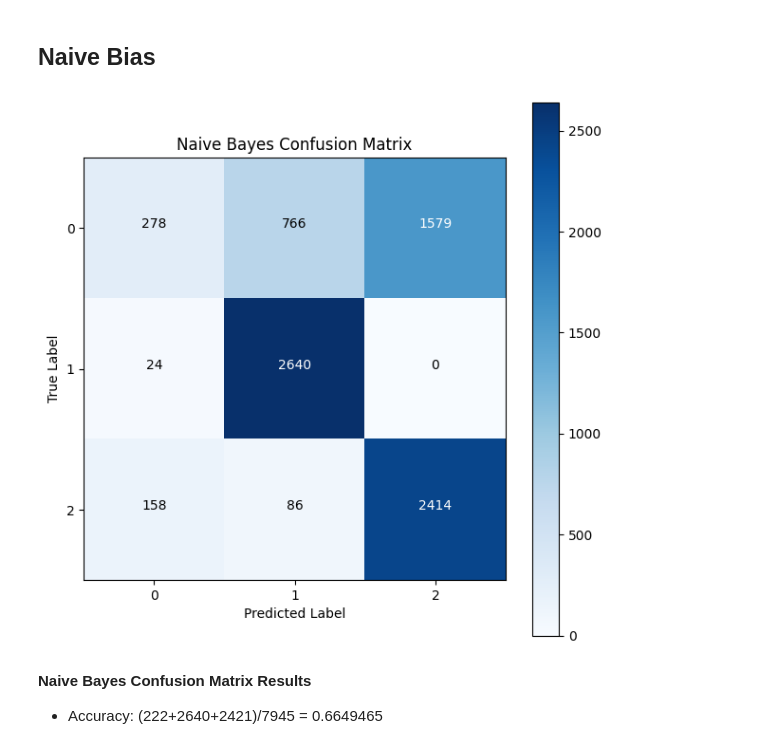
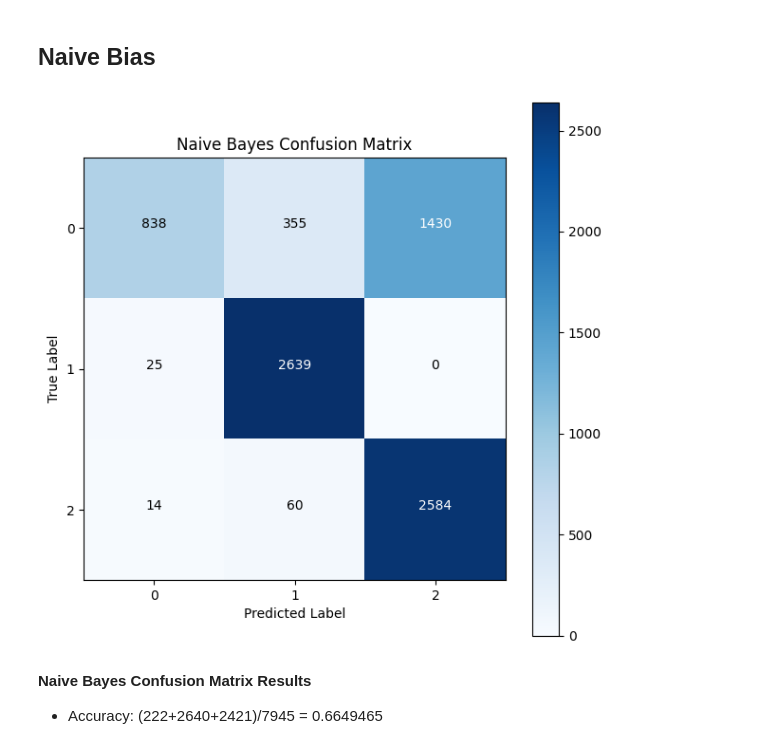
Before and after one commit to coltonBlackwell/Covid-19-Prognosis-Predictor, a Jupyter notebook: project.ipynb, the cells around one changed output. Saved outputs shown, nothing was run; the diff lists cells and outputs as text; code cells hidden in the pictures.

```diff
--- a/project.ipynb
+++ b/project.ipynb
@@ -826,7 +856,7 @@ y = balanced_distribution_Naive_Bayes.iloc[:, -1].values
 X_train, X_test, y_train, y_test = train_test_split(X, y, test_size = 0.20, random_state = 0)
 
 
-model = GaussianNB()
+model = CategoricalNaiveBayes()
 
 model.fit(X_train, y_train)
 
@@ -1021,35 +1051,35 @@ __KNN Confusion Matrix Results__
 # %%
 
 # --------------------------------------------------------------------- confusion matrix
-naive_model_k1 = GaussianNB()
+naive_model_k1 = CategoricalNaiveBayes()
 naive_model_k1.fit(X_train, y_train)
 
 
 y_val_pred_k1 = naive_model_k1.predict(X_val)
 
 conf_matrix_k1 = confusion_matrix(y_val, y_val_pred_k1)
 
 
 plt.figure(figsize=(12, 6))
 plt.subplot(1, 2, 1)
 plt.imshow(conf_matrix_k1, interpolation='nearest', cmap=plt.cm.Blues)
 plt.title('Naive Bayes Confusion Matrix')
 plt.colorbar()
 tick_marks = np.arange(len(np.unique(y)))
 plt.xticks(tick_marks, np.unique(y))
 plt.yticks(tick_marks, np.unique(y))
 plt.xlabel('Predicted Label')
 plt.ylabel('True Label')
 
 for i in range(conf_matrix_k1.shape[0]):
     for j in range(conf_matrix_k1.shape[1]):
         plt.text(j, i, format(conf_matrix_k1[i, j], 'd'), horizontalalignment="center", color="white" if conf_matrix_k1[i, j] > conf_matrix_k1.max() / 2 else "black")
 
 
 plt.tight_layout()
 plt.show()
 # %% [output]
-[figure, old version]
+[figure, new version]
 # %% [markdown]
 __Naive Bayes Confusion Matrix Results__
 - Accuracy: (222+2640+2421)/7945 = 0.6649465
```
Also changed, not shown: parts of 9 cells of this notebook, 3 other files.
